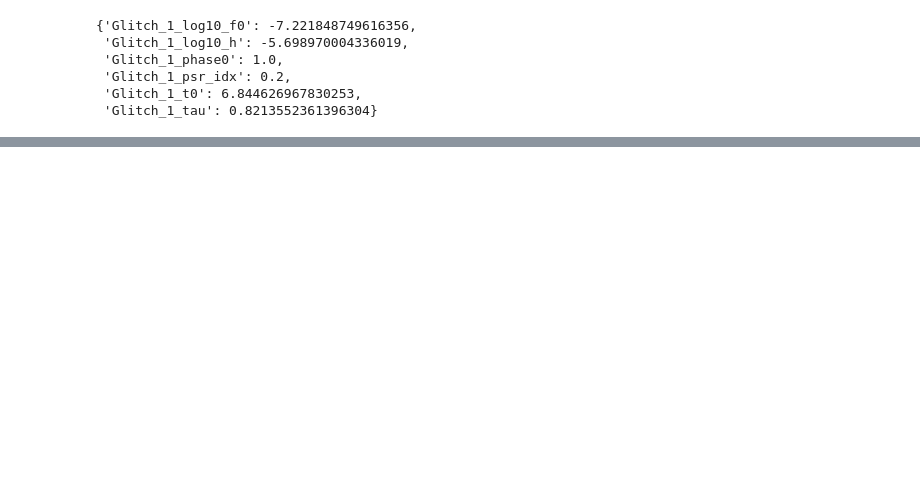
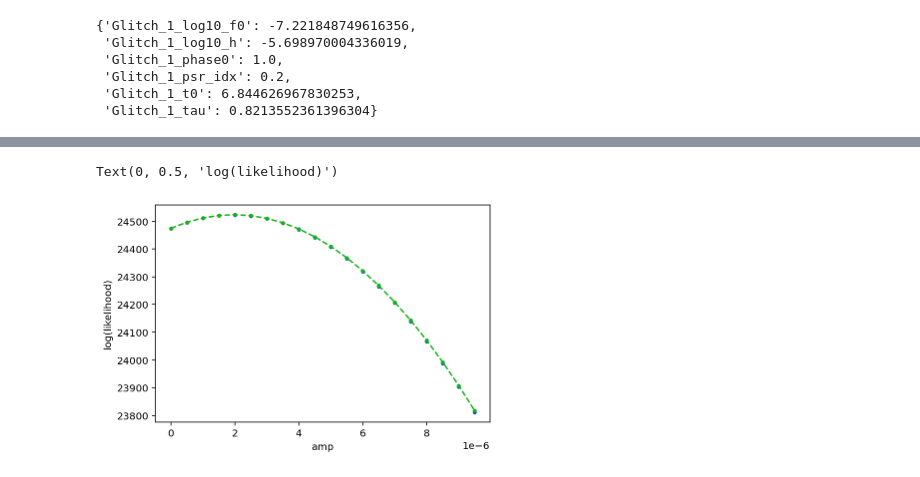
Before and after one commit to JacobATaylor/QuickBurst, a Jupyter notebook: Likelihood_tests.ipynb, the cells around one changed output, grey strips where cells are left out. Cells and saved outputs as stored; diff of their text form; code cells hidden in the pictures; blank space fills up the shorter version.

```diff
--- a/Likelihood_tests.ipynb
+++ b/Likelihood_tests.ipynb
@@ -311,6 +403,9 @@ LogL:  9851.069441744154
 # %%
-# plt.plot(log_L_olds, log_L_news, ls='', marker='.', color='xkcd:blue')
-# plt.plot(log_L_olds, log_L_olds, ls='--', color='xkcd:green')
-# plt.xlabel("enterprise log(likelihood)")
-# plt.ylabel("QuickBurst log(likelihood)")
+plt.plot(amplitudes, log_L_Fast, ls='', marker='.', color='xkcd:blue')
+plt.plot(amplitudes, log_L_Ent, ls='--', marker='.', color='xkcd:green')
+plt.xlabel("amp")
+plt.ylabel("log(likelihood)")
+# %% [output]
+Text(0, 0.5, 'log(likelihood)')
+[figure, added]
 # %%
```
Also changed, not shown: parts of 31 cells of this notebook, 2 other files.
